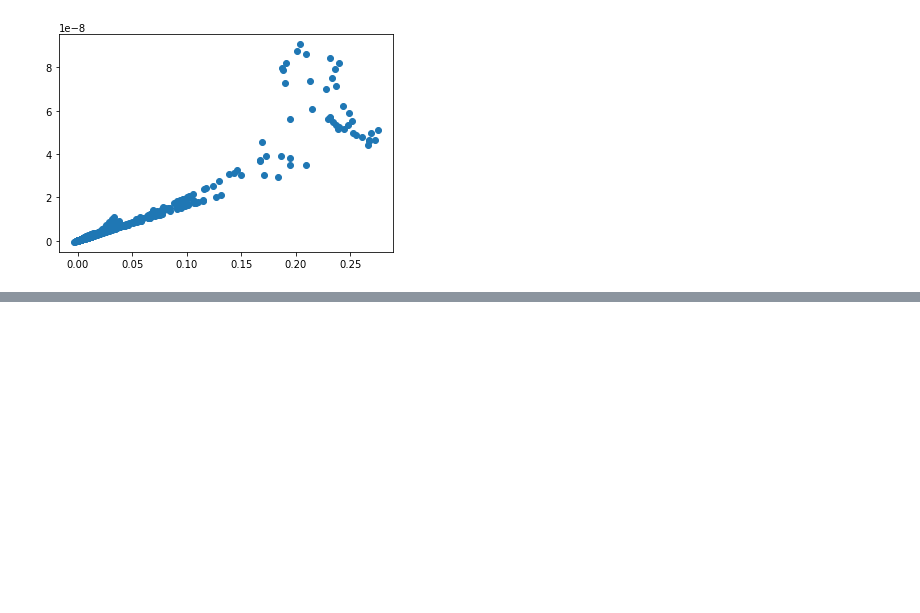
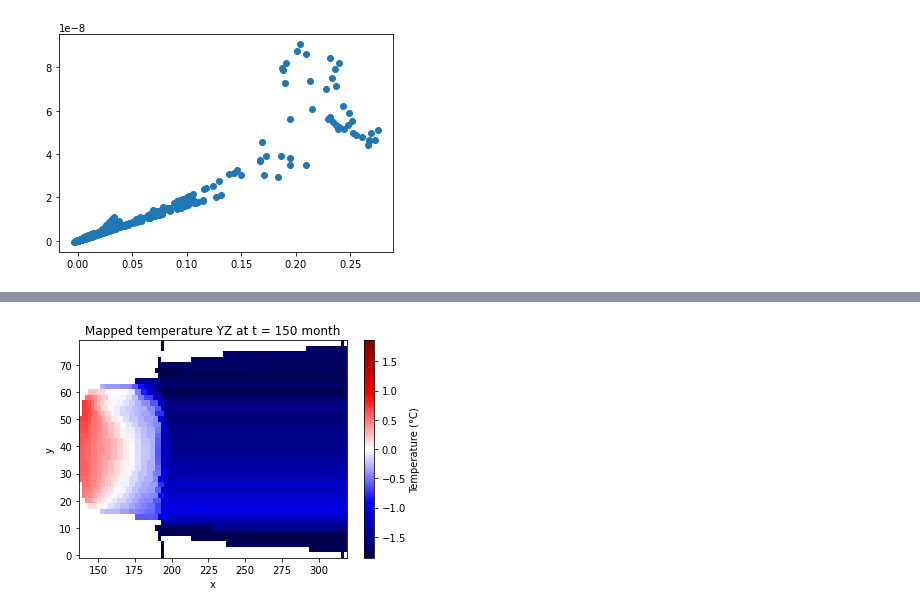
Before and after one commit to BenBouiss/NN_intern_2022, a Jupyter notebook: Plot_process_init_data.ipynb, the cells around one changed output, grey strips where cells are left out. Saved outputs shown, nothing was run; the diff lists cells and outputs as text; code cells hidden in the pictures; blank space fills up the shorter version.

```diff
--- a/Plot_process_init_data.ipynb
+++ b/Plot_process_init_data.ipynb
@@ -147,0 +172,8 @@ file = files[1]
+# %%
+fig, ax = plt.subplots()
+a = Dataset.temperatureYZ.plot(ax = ax, cmap = plt.get_cmap('seismic'), add_colorbar=False)
+cbar = plt.colorbar(a, cmap = cmap, ax = ax, label = 'Temperature (°C)')
+plt.title('Mapped temperature YZ at t = {} month'.format(t))
+plt.savefig(os.getcwd() + '/Image_output/New_temp_map.png', facecolor='white', bbox_inches='tight')
+# %% [output]
+[figure, added]
```
Also changed, not shown: parts of 6 cells of this notebook, 8 other files.
